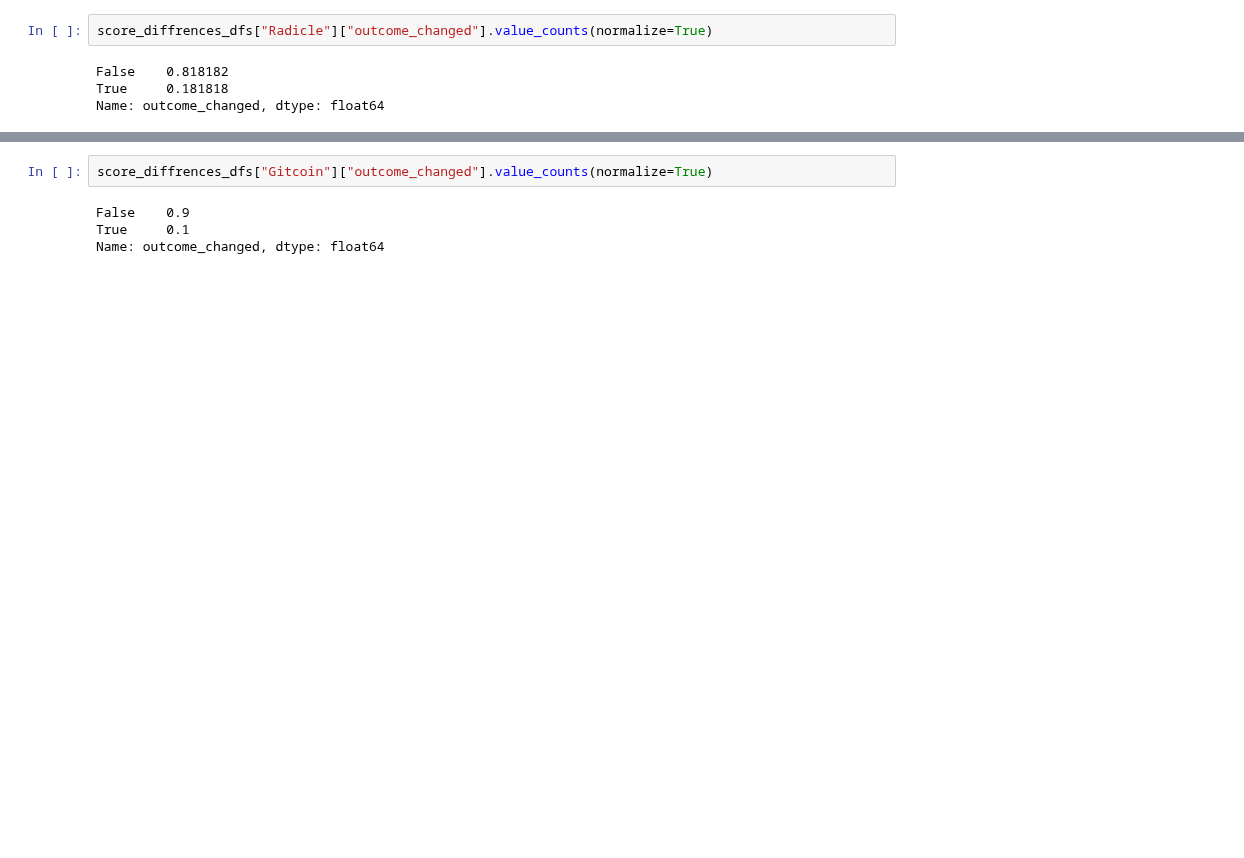
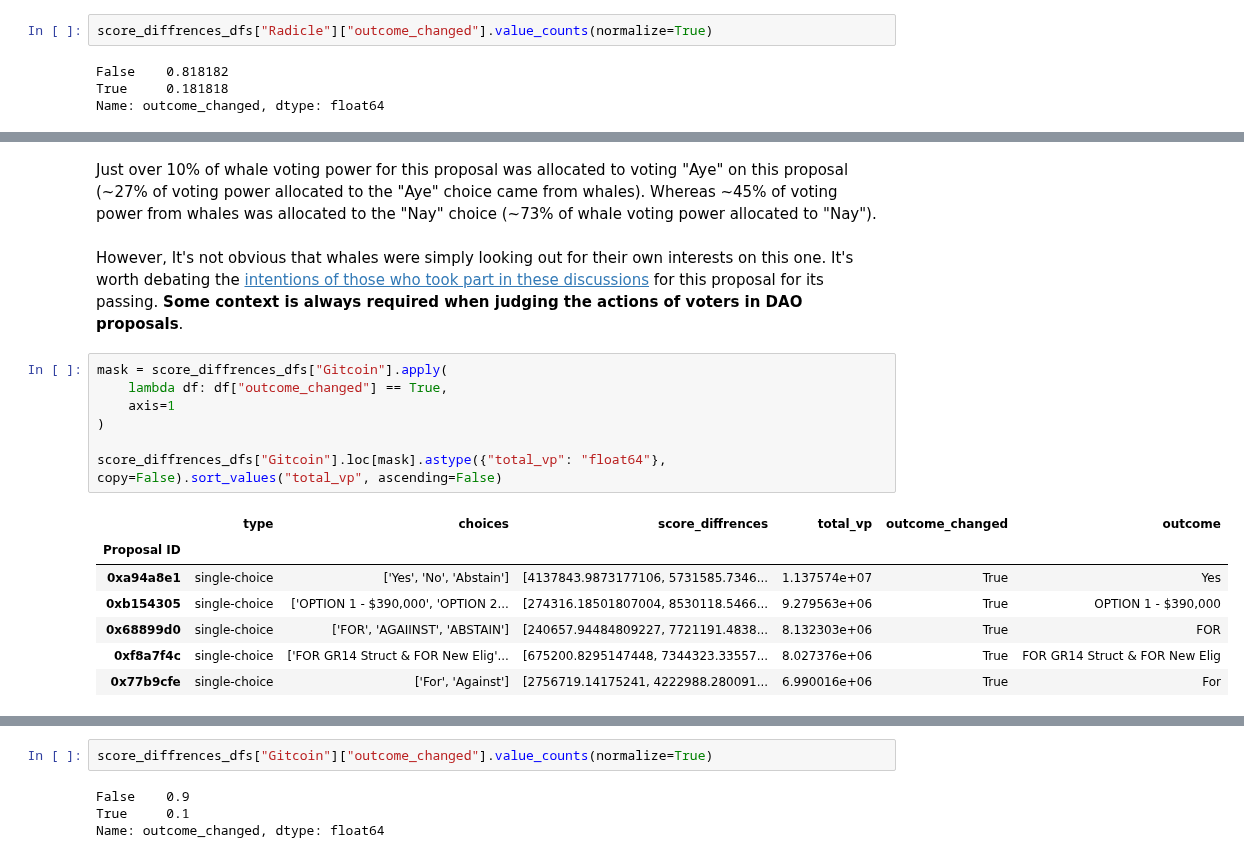
Before and after one commit to acemasterjb/gov_analysis, a Jupyter notebook: _sources/plutocracy_report.ipynb, the cells around one changed output, grey strips where cells are left out. Drawn from its saved outputs; the diff is of its cells as text; blank space fills up the shorter version.

```diff
--- a/_sources/plutocracy_report.ipynb
+++ b/_sources/plutocracy_report.ipynb
@@ -423,0 +432,19 @@ score_diffrences_dfs["Gitcoin"]
+# %% [markdown]
+Just over 10% of whale voting power for this proposal was allocated to voting "Aye" on this proposal (~27% of voting power allocated to the "Aye" choice came from whales). Whereas ~45% of voting power from whales was allocated to the "Nay" choice (~73% of whale voting power allocated to "Nay").
+# %% [markdown]
+However, It's not obvious that whales were simply looking out for their own interests on this one. It's worth debating the [intentions of those who took part in these discussions](https://radicle.community/t/structured-discussion-distribute-lbp-unsold-tokens-to-the-people-who-contributed-to-the-lbp-in-proportion-to-their-contribution/1944/61) for this proposal for its passing. **Some context is always required when judging the actions of voters in DAO proposals**.
+# %%
+mask = score_diffrences_dfs["Gitcoin"].apply(
+    lambda df: df["outcome_changed"] == True,
+    axis=1
+)
+
+score_diffrences_dfs["Gitcoin"].loc[mask].astype({"total_vp": "float64"}, copy=False).sort_values("total_vp", ascending=False)
+# %% [output]
+|  | type | choices | score_diffrences | total_vp | outcome_changed | outcome |
+| Proposal ID |  |  |  |  |  |  |
+| 0xa94a8e1 | single-choice | ['Yes', 'No', 'Abstain'] | [4137843.9873177106, 5731585.7346... | 1.137574e+07 | True | Yes |
+| 0xb154305 | single-choice | ['OPTION 1 - $390,000', 'OPTION 2... | [274316.18501807004, 8530118.5466... | 9.279563e+06 | True | OPTION 1 - $390,000 |
+| 0x68899d0 | single-choice | ['FOR', 'AGAIINST', 'ABSTAIN'] | [240657.94484809227, 7721191.4838... | 8.132303e+06 | True | FOR |
+| 0xf8a7f4c | single-choice | ['FOR GR14 Struct & FOR New Elig'... | [675200.8295147448, 7344323.33557... | 8.027376e+06 | True | FOR GR14 Struct & FOR New Elig |
+| 0x77b9cfe | single-choice | ['For', 'Against'] | [2756719.14175241, 4222988.280091... | 6.990016e+06 | True | For |
```
Also changed, not shown: parts of 27 cells of this notebook, 2 other files.
